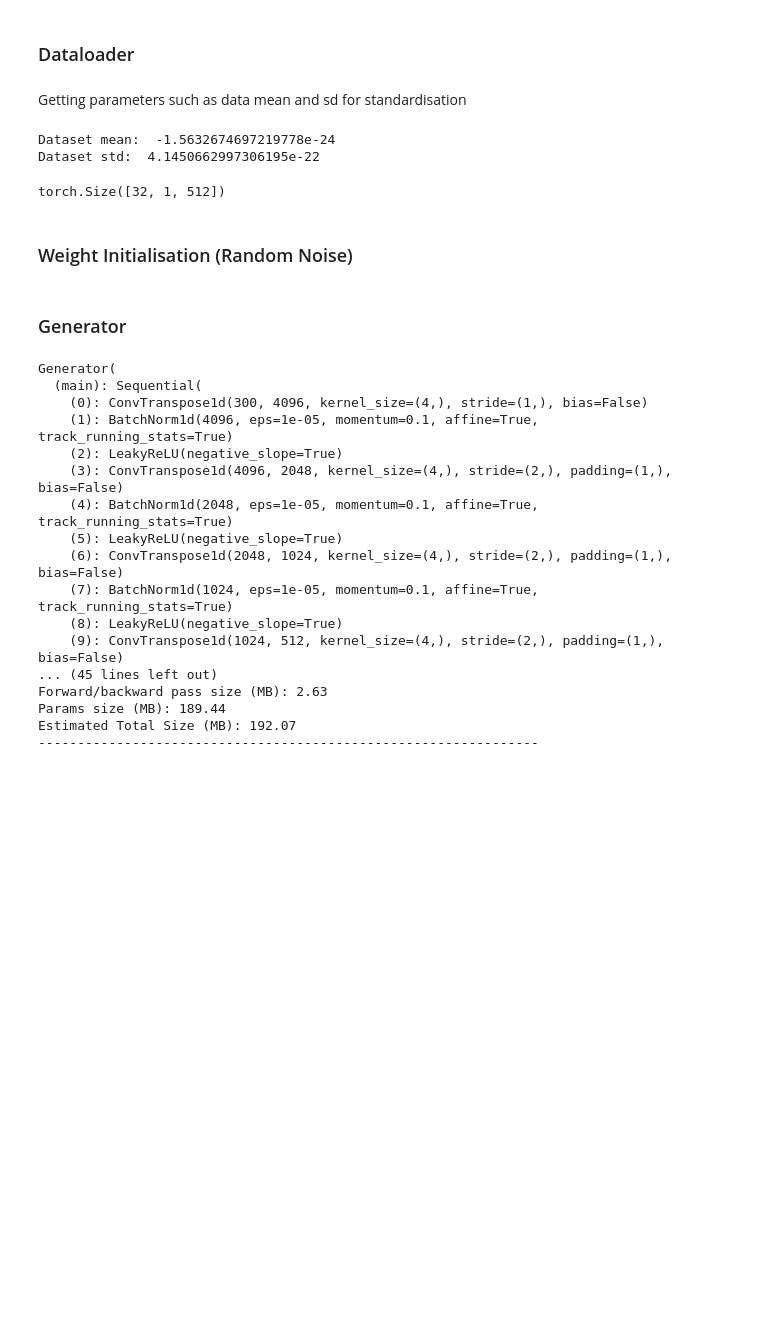
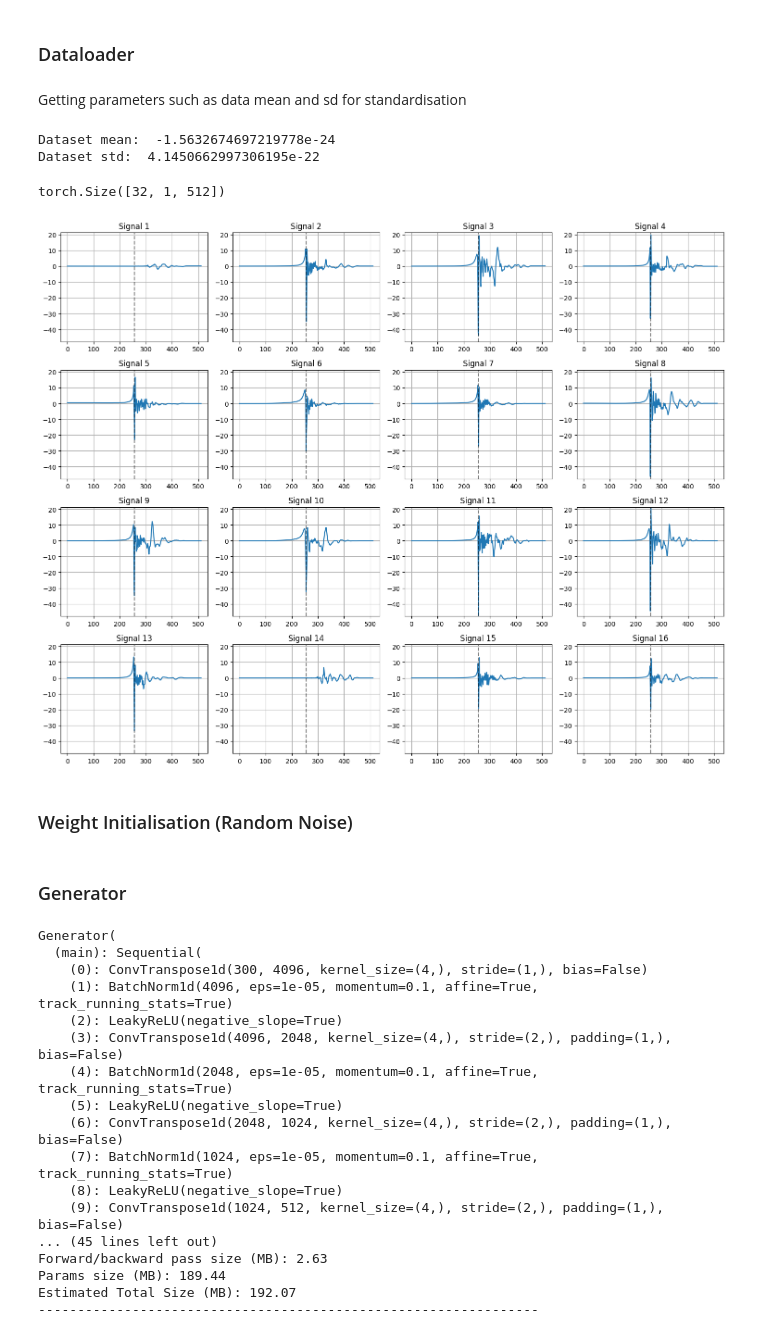
Before and after one commit to the-tarin/gw-generative-models, a Jupyter notebook: gw-gans/gw_dcgans.ipynb, the cells around one changed output. Saved outputs shown, nothing was run; the diff lists cells and outputs as text; code cells hidden in the pictures; blank space fills up the shorter version.

```diff
--- a/gw-gans/gw_dcgans.ipynb
+++ b/gw-gans/gw_dcgans.ipynb
@@ -110,49 +110,57 @@ class GWDataset(Dataset):
         signal = signal / distance
 
         # reshape signal to have first 512 - 407 values to be 0.
         desired_length = 512
 
         padding_left = (desired_length - len(signal[0])) // 2
         padding_right = desired_length - len(signal[0]) - padding_left
 
         signal_padded = np.pad(signal, ((0, 0), (padding_left, padding_right)), mode='edge')
 
         signal_standardized = standardize(signal_padded)
 
         return signal_standardized
 
 dataset = GWDataset("../data/gw-raw-data/richers_1764.csv")
 dataloader = DataLoader(dataset, batch_size=batch_size, shuffle=True, num_workers=0)
 
 real_batch = next(iter(dataloader))
 
 # Expecting: (32, 1, 512)
 print(real_batch.shape)
 
-common_ylim = (real_batch[:,:,:].min(), real_batch[:,:,:].max())
+def plot_and_save_waveforms(real_batch, filename='waveforms.png'):
+    common_ylim = (real_batch[:,:,:].min(), real_batch[:,:,:].max())
 
-fig, axes = plt.subplots(4, 4, figsize=(15, 12))
+    fig, axes = plt.subplots(4, 4, figsize=(15, 12))
+    axes = axes.flatten()
 
-axes = axes.flatten()
+    # Plot each signal on a separate subplot
+    for i, ax in enumerate(axes):
+        x = np.arange(real_batch.size(dim=2))
+        y = real_batch[i, :, :].flatten()
+        ax.plot(x, y)
 
-# plot each signal on a separate subplot
-for i, ax in enumerate(axes):
-    x = np.arange(real_batch.size(dim=2))
-    y = real_batch[i, :, :].flatten()
-    ax.plot(x, y)
+        ax.axvline(x=256, color='black', linestyle='--', alpha=0.5)
+        ax.set_title(f'Signal {i+1}')
+        ax.grid(True)
+        ax.set_ylim(common_ylim)
 
-    ax.axvline(x=256, color='black', linestyle='--', alpha=0.5)
-    ax.set_title(f'Signal {i+1}')
-    ax.grid(True)
-    ax.set_ylim(common_ylim)
+    for i in range(512, 8*4):
+        fig.delaxes(axes[i])
 
-for i in range(512, 8*4):
-    fig.delaxes(axes[i])
+    plt.tight_layout()
 
-plt.tight_layout()
-plt.show()
+    if filename:
+        plt.savefig(filename)  # Save the plot to a PNG file
+
+    plt.show()
+
+# Example usage: Display and save the plot to 'waveforms.png'
+plot_and_save_waveforms(real_batch, filename='../data/gw-dcgans-plots/real_data.png')
 # %% [output]
 torch.Size([32, 1, 512])
+[figure, added]
 # %% [markdown]
 ### Weight Initialisation (Random Noise)
 # %%
```
Also changed, not shown: parts of 6 cells of this notebook, 1 other file.
